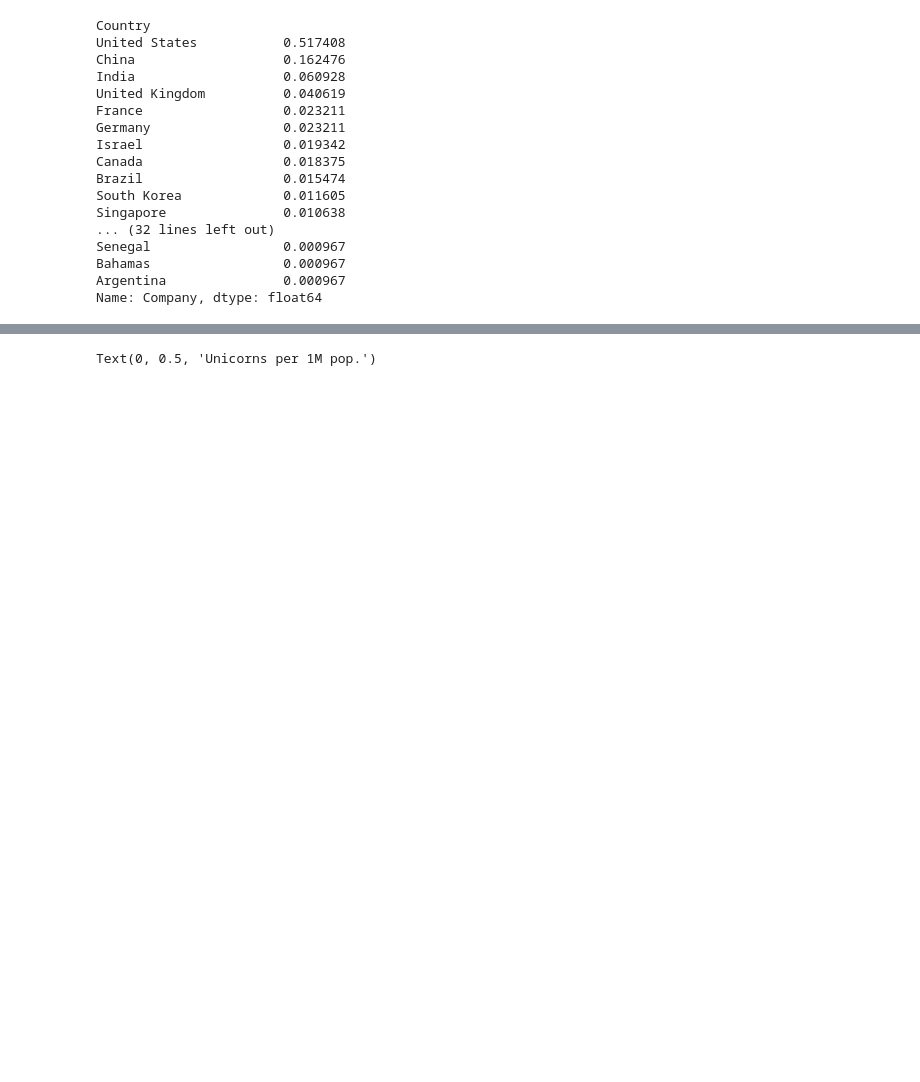
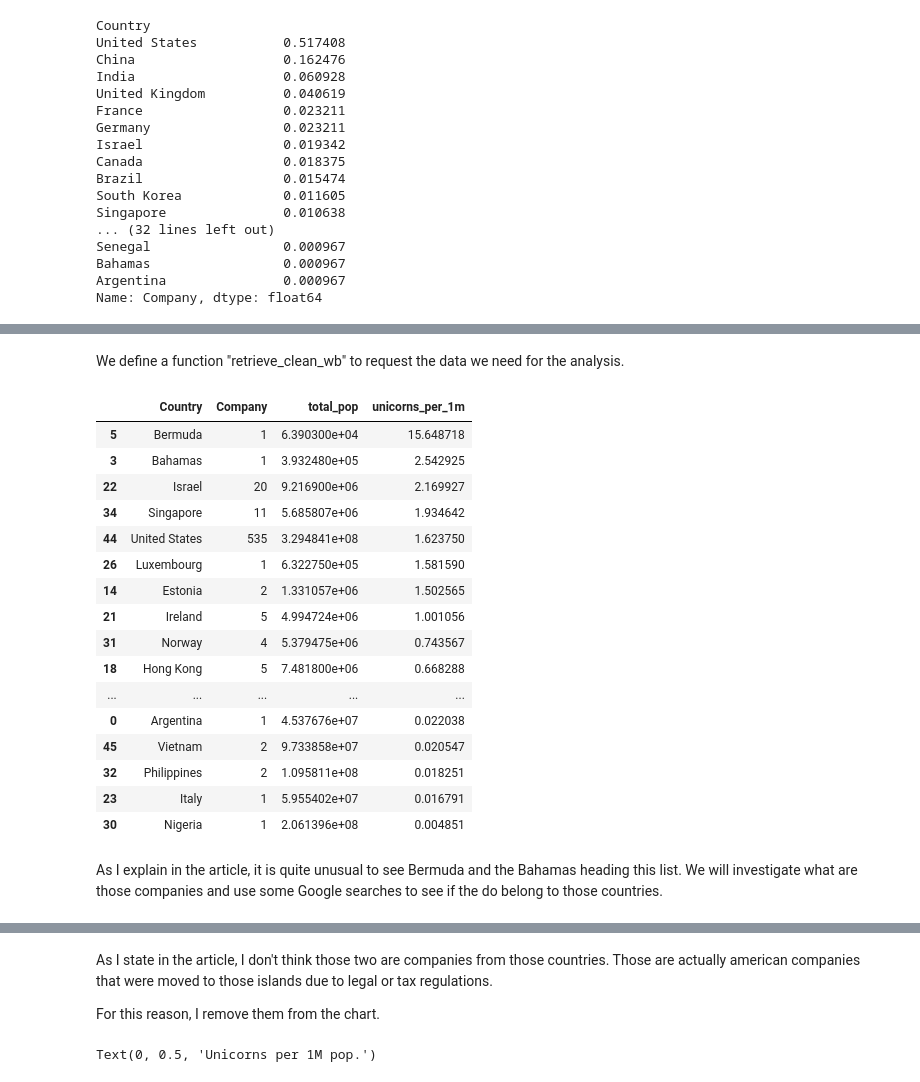
Before and after one commit to juansefm/unicorns-eda, a Jupyter notebook: Unicorns blog.ipynb, the cells around one changed output, grey strips where cells are left out. Drawn from its saved outputs; the diff is of its cells as text; code cells hidden in the pictures; blank space fills up the shorter version.

Commit message:
update after feedback

```diff
--- a/Unicorns blog.ipynb
+++ b/Unicorns blog.ipynb
@@ -73,0 +126,2 @@ dtype: int64
+# %%
+raw.loc[raw['City'].isna(),'City']=raw.loc[raw['City'].isna(),'Country']
@@ -302 +366,25 @@ world_pop['Country']=world_pop['Country'].replace(replace_names)
+# %% [markdown]
+We define a function "retrieve_clean_wb" to request the data we need for the analysis.
+# %%
+import world_bank_data as wb
+
+def retrieve_clean_wb(dataset,name_variable):
+
+    """Descr: Retrieves the requested dataset using the WB API and returns it after cleaning variable names.
+    INPUT:
+    dataset: The name of the dataset requested following WB nomenclature (see world_bank_data documentation)
+    name_variable: Name to be used for the outcome variable
+    OUTPUT:
+    aux: a dataframe containing the requested dataset by country.
+
+
+    """
+    aux=wb.get_series(dataset, mrv=1,simplify_index=True).reset_index()
+    aux=aux.rename(columns={dataset:name_variable})
+    replace_names={'Bahamas, The':'Bahamas','Korea, Rep.':'South Korea','Hong Kong SAR, China':'Hong Kong'}
+    aux['Country']=aux['Country'].replace(replace_names)
+    return aux
+# %%
+#Use the function to get the clean dataset
+world_pop=retrieve_clean_wb('SP.POP.TOTL','total_pop')
 # %%
@@ -305,6 +393,29 @@ country_data=clean.groupby('Country')['Company'].nunique().reset_index().merge(w
 # %%
 #Calculate rate per 1M pop.
 country_data['unicorns_per_1m']=country_data['Company']*1000000/country_data['total_pop']
+# %%
+#Print the result to see what can we find
+country_data.sort_values('unicorns_per_1m',ascending=False)
+# %% [output]
+|  | Country | Company | total_pop | unicorns_per_1m |
+| 5 | Bermuda | 1 | 6.390300e+04 | 15.648718 |
+| 3 | Bahamas | 1 | 3.932480e+05 | 2.542925 |
+| 22 | Israel | 20 | 9.216900e+06 | 2.169927 |
+| 34 | Singapore | 11 | 5.685807e+06 | 1.934642 |
+| 44 | United States | 535 | 3.294841e+08 | 1.623750 |
+| 26 | Luxembourg | 1 | 6.322750e+05 | 1.581590 |
+| 14 | Estonia | 2 | 1.331057e+06 | 1.502565 |
+| 21 | Ireland | 5 | 4.994724e+06 | 1.001056 |
+| 31 | Norway | 4 | 5.379475e+06 | 0.743567 |
+| 18 | Hong Kong | 5 | 7.481800e+06 | 0.668288 |
+| ... | ... | ... | ... | ... |
+| 0 | Argentina | 1 | 4.537676e+07 | 0.022038 |
+| 45 | Vietnam | 2 | 9.733858e+07 | 0.020547 |
+| 32 | Philippines | 2 | 1.095811e+08 | 0.018251 |
+| 23 | Italy | 1 | 5.955402e+07 | 0.016791 |
+| 30 | Nigeria | 1 | 2.061396e+08 | 0.004851 |
+# %% [markdown]
+As I explain in the article, it is quite unusual to see Bermuda and the Bahamas heading this list. We will investigate what are those companies and use some Google searches to see if the do belong to those countries.
 # %%
 #What are the Bermuda and Bahamas companies that bias the data??
 clean[clean['Country'].isin(['Bermuda','Bahamas'])]
@@ -312,6 +423,10 @@ clean[clean['Country'].isin(['Bermuda','Bahamas'])]
 |  | Company | Valuation ($B) | Date Joined | Country | City | Industry | Select Inverstors | Founded Year | ... |
 | 38 | Afiniti | 1.6 | 2017-04-14 | Bermuda | Hamilton | Artificial intelligence | GAM Holding | 2006.0 | ... |
 | 960 | FTX | 32.0 | 2021-07-20 | Bahamas | NaN | Fintech | Sequoia Capital, Thoma Bravo, Sof... | 2018.0 | ... |
+# %% [markdown]
+As I state in the article, I don't think those two are companies from those countries. Those are actually american companies that were moved to those islands due to legal or tax regulations.
+
+For this reason, I remove them from the chart.
 # %%
 #Top 10 removing Bermuda and Bahamas for the reasons explained in the article
 top10_1m=country_data[~country_data['Country'].isin(['Bermuda','Bahamas'])].sort_values('unicorns_per_1m',ascending=False).head(10)
```
Also changed, not shown: parts of 64 cells of this notebook.
